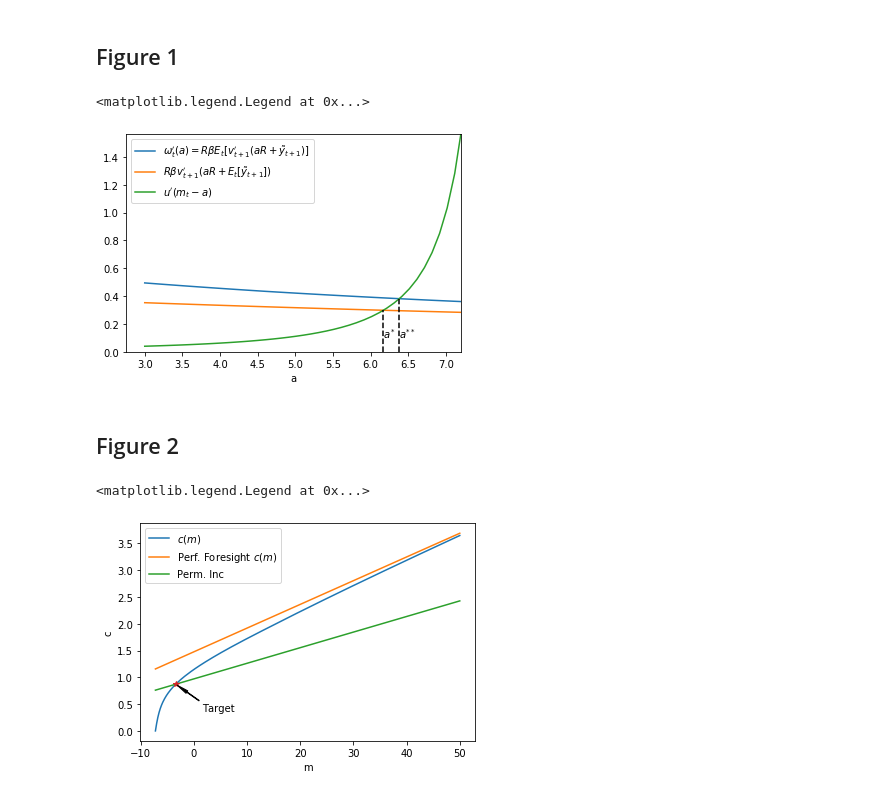
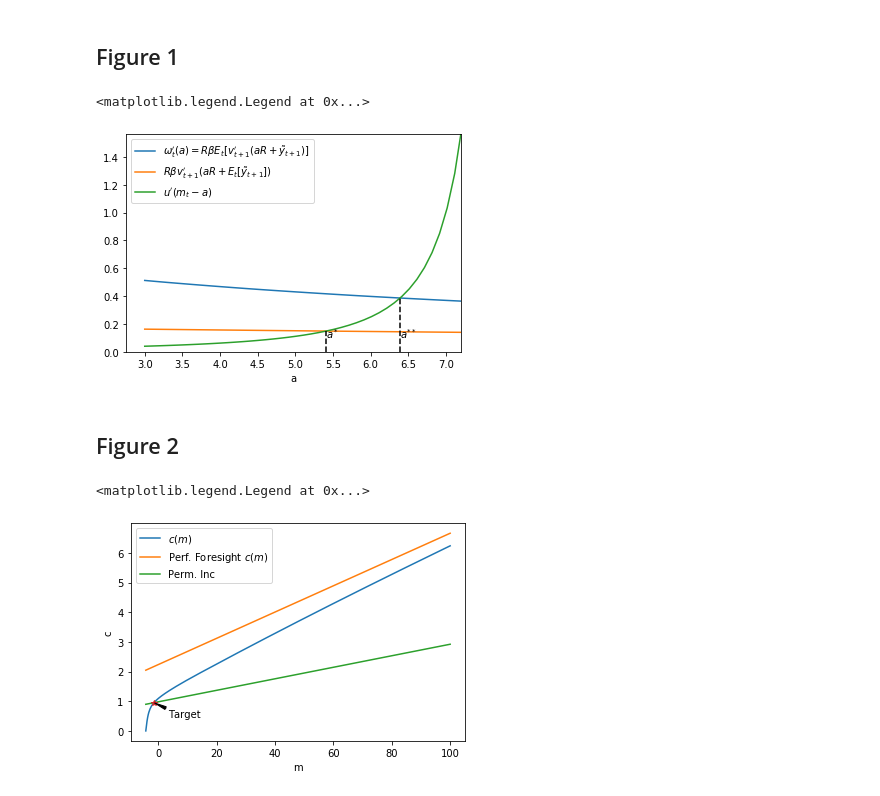
Before and after one commit to llorracc/Jupyter, a Jupyter notebook: notebooks/Palgrave-Buffer-Stock.ipynb, the cells around one changed output. Saved outputs shown, nothing was run; the diff lists cells and outputs as text; code cells hidden in the pictures.

Commit message:
Import default dictionary

```diff
--- a/notebooks/Palgrave-Buffer-Stock.ipynb
+++ b/notebooks/Palgrave-Buffer-Stock.ipynb
@@ -66,3 +13,24 @@ PFDict["TranShkStd"] = [0]
+# %%
+# Create two consumers, a perfect foresight one and one with shocks to income
+
+# Import standard parameters
+from HARK.ConsumptionSaving.ConsumerParameters import init_idiosyncratic_shocks
+IdiosyncDict = init_idiosyncratic_shocks
+
+# Make modifications to fit our problem:
+
+# No artificial borrowing constraint
+IdiosyncDict["BoroCnstArt"] = -500
+# No unemployment
+IdiosyncDict["UnempPrb"] = 0
+# Ask HARK to compute the value function
+IdiosyncDict["vFuncBool"] = True
+
+
+# Create a copy with uncertainty turned off
+PFDict = copy(IdiosyncDict)
+PFDict["PermShkStd"] = [0]
+PFDict["TranShkStd"] = [0]
 # %%
 # Create and solve consumers
 IndShockConsumer = IndShockConsumerType(**IdiosyncDict)
@@ -153,7 +121,7 @@ plt.xlabel('a')
 plt.legend()
 # %% [output]
 <matplotlib.legend.Legend at 0x...>
-[figure, old version]
+[figure, new version]
 # %% [markdown]
 ## Figure 2
 # %%
@@ -164,34 +132,34 @@ m0_locus = lambda m: m - (m-1)/(IdiosyncDict["Rfree"]/
                          IdiosyncDict["PermGroFac"][0])
 
 # Define grid of market resources
-m_max = 50
+m_max = 100
 m_grid = np.linspace(IndShockConsumer.solution[0].mNrmMin, m_max, 500)
 
 # Main lines
 
 # Uncertainty solution
 plt.figure()
 plt.plot(m_grid, IndShockConsumer.solution[0].cFunc(m_grid),
          label = '$c(m)$')
 # Perfect foresight solution
 plt.plot(m_grid, PFConsumer.solution[0].cFunc(m_grid),
          label = 'Perf. Foresight $c(m)$')
 # Stable resource line
 plt.plot(m_grid, m0_locus(m_grid), label = 'Perm. Inc')
 # Target
 targ = (IndShockConsumer.solution[0].mNrmSS,
         IndShockConsumer.solution[0].cFunc(IndShockConsumer.solution[0].mNrmSS))
 plt.plot(targ[0], targ[1], '*')
 
 # Annotations
 plt.xlabel('m')
 plt.ylabel('c')
 plt.annotate('Target',
              xy = targ,
              xytext = (targ[0]+5, targ[1]-0.5),
              arrowprops=dict(facecolor='black', shrink=0.05,
                              headwidth = 3, width = 0.5))
 plt.legend()
 # %% [output]
 <matplotlib.legend.Legend at 0x...>
-[figure, old version]
+[figure, new version]
```
Also changed, not shown: parts of 2 cells of this notebook, 1 other file.
